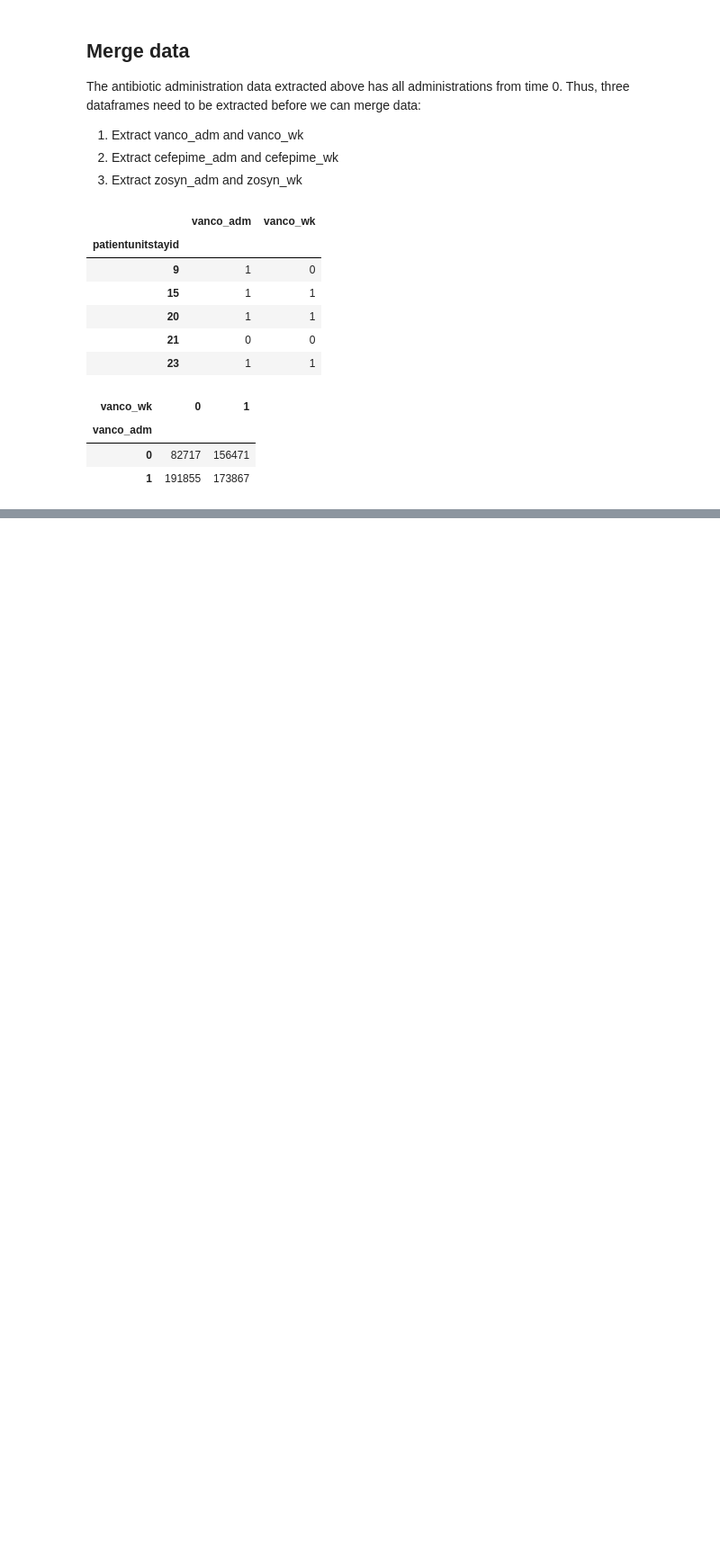
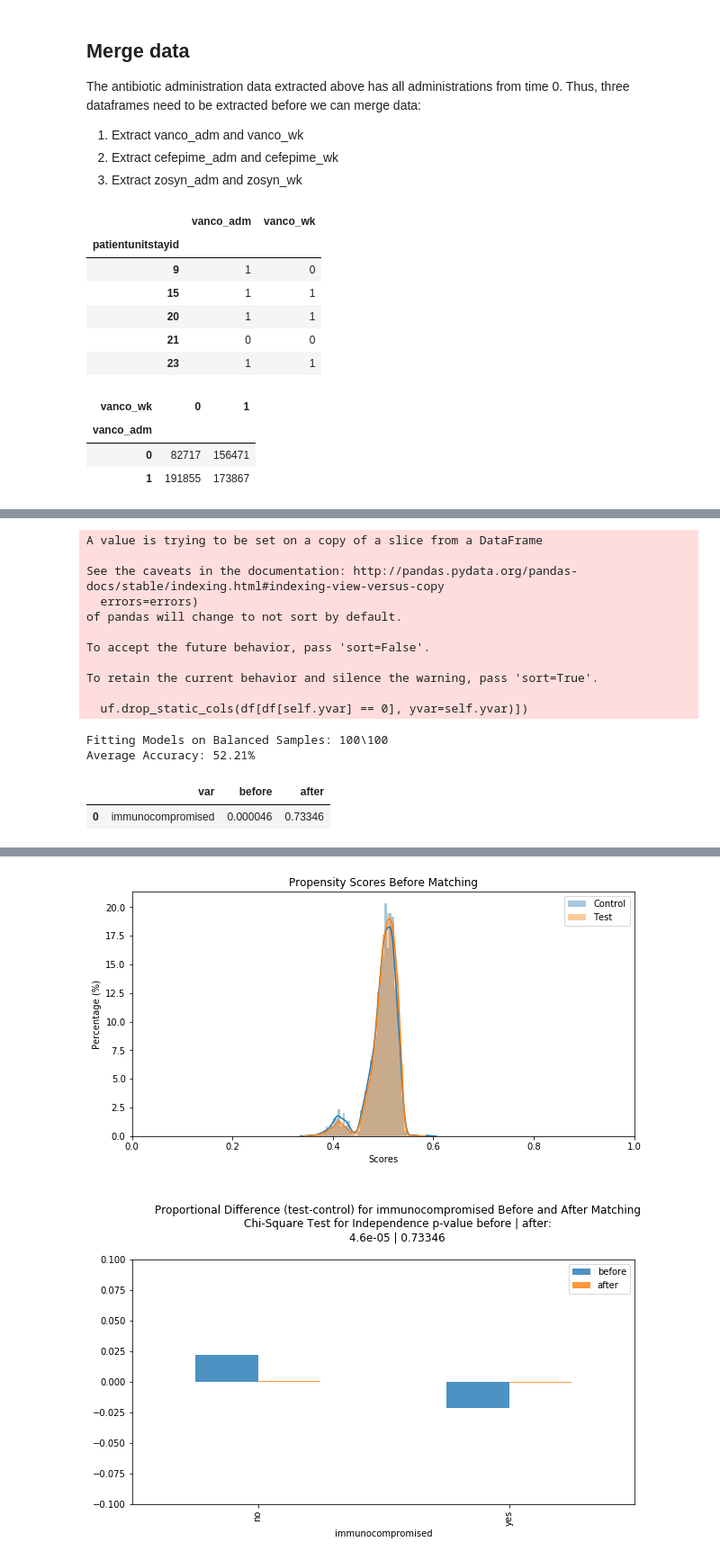
Before and after one commit to MIT-LCP/vancomycin-nephrotoxicity, a Jupyter notebook: multiple-drug-analysis.ipynb, the cells around one changed output, grey strips where cells are left out. Shown at 90% size. Saved outputs shown, nothing was run; the diff lists cells and outputs as text; code cells hidden in the pictures; blank space fills up the shorter version.

```diff
--- a/multiple-drug-analysis.ipynb
+++ b/multiple-drug-analysis.ipynb
@@ -157,0 +606,4 @@ Before we do that, we can get an idea of how often these drugs are administered
+# %%
+comparison = comparisons['v+z vs. v+m']
+m = utils.propensity_match(**comparison, verbose=True, balance=True, n_models=100)
+# %% [output]
@@ -157,0 +633,15 @@ Before we do that, we can get an idea of how often these drugs are administered
+A value is trying to be set on a copy of a slice from a DataFrame
+
+See the caveats in the documentation: http://pandas.pydata.org/pandas-docs/stable/indexing.html#indexing-view-versus-copy
+  errors=errors)
+of pandas will change to not sort by default.
+
+To accept the future behavior, pass 'sort=False'.
+
+To retain the current behavior and silence the warning, pass 'sort=True'.
+
+  uf.drop_static_cols(df[df[self.yvar] == 0], yvar=self.yvar)])
+Fitting Models on Balanced Samples: 100\100
+Average Accuracy: 52.21%
+|  | var | before | after |
+| 0 | immunocompromised | 0.000046 | 0.73346 |
@@ -157,0 +652,2 @@ Before we do that, we can get an idea of how often these drugs are administered
+[figure, added]
+[figure, added]
```
Also changed, not shown: parts of 48 cells of this notebook.
